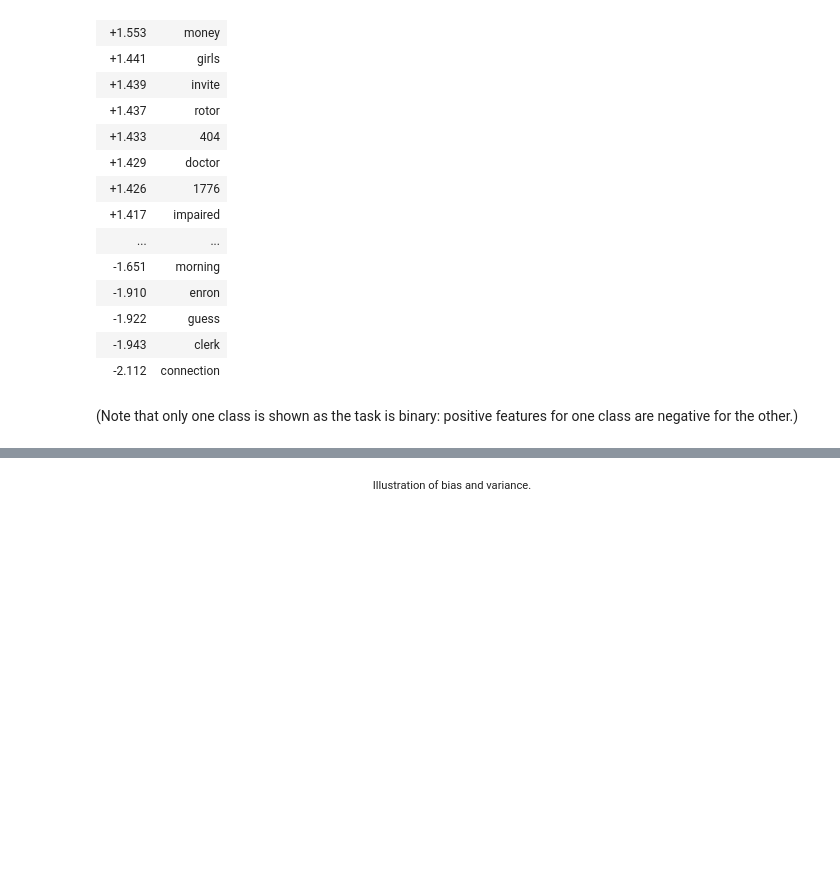
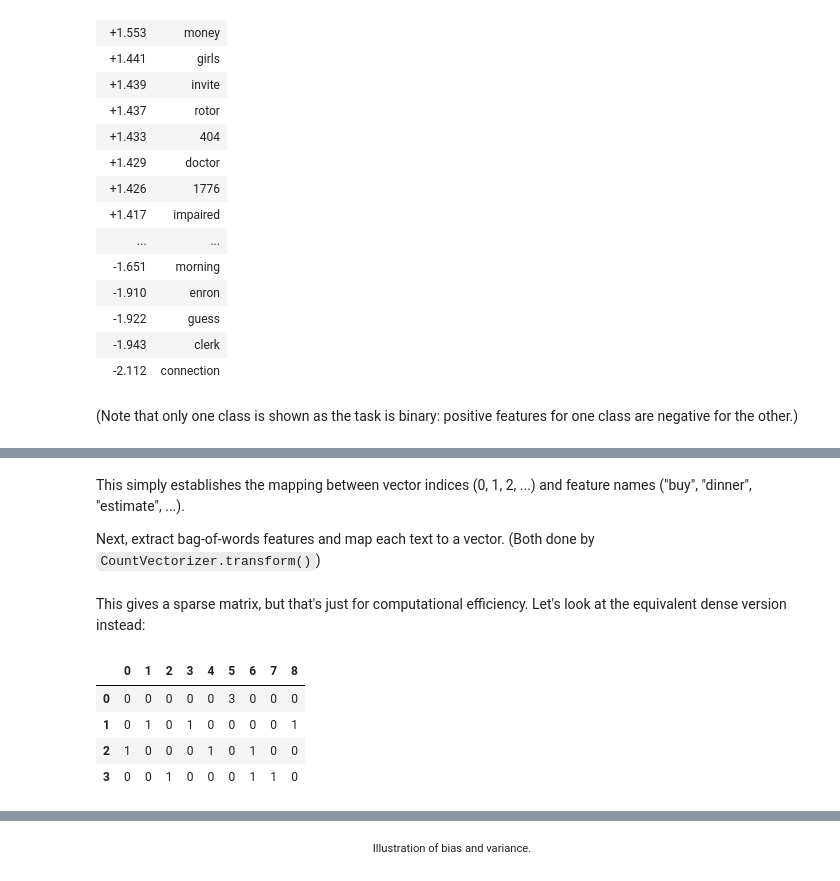
Before and after one commit to TurkuNLP/Text_Mining_Course, a Jupyter notebook: Classification.ipynb, the cells around one changed output, grey strips where cells are left out. Cells and saved outputs as stored; diff of their text form; code cells hidden in the pictures; blank space fills up the shorter version.

```diff
--- a/Classification.ipynb
+++ b/Classification.ipynb
@@ -485,0 +494,7 @@ y=spam top features
+# %%
+texts = [
+    "money money money",
+    "invitation to dinner",
+    "buy medications online",
+    "production estimate online",
+]
@@ -485,0 +526,15 @@ y=spam top features
+# %%
+from sklearn.feature_extraction.text import CountVectorizer
+from pandas import DataFrame    # DataFrame is just here to make output look nice
+
+
+def basic_tokenizer(txt):
+    return txt.split()
+
+
+vectorizer = CountVectorizer(tokenizer=basic_tokenizer)
+vectorizer.fit(texts)    # learn vocabulary, create index <-> string mapping
+
+feature_names = vectorizer.get_feature_names()
+
+DataFrame(feature_names)
@@ -485,0 +552,18 @@ y=spam top features
+# %% [markdown]
+This simply establishes the mapping between vector indices (0, 1, 2, ...) and feature names ("buy", "dinner", "estimate", ...).
+
+Next, extract bag-of-words features and map each text to a vector. (Both done by `CountVectorizer.transform()`)
+# %%
+X = vectorizer.transform(texts)
+# %% [markdown]
+This gives a sparse matrix, but that's just for computational efficiency. Let's look at the equivalent dense version instead:
+# %%
+dense_X = X.todense()
+
+DataFrame(dense_X)
+# %% [output]
+|  | 0 | 1 | 2 | 3 | 4 | 5 | 6 | 7 | 8 |
+| 0 | 0 | 0 | 0 | 0 | 0 | 3 | 0 | 0 | 0 |
+| 1 | 0 | 1 | 0 | 1 | 0 | 0 | 0 | 0 | 1 |
+| 2 | 1 | 0 | 0 | 0 | 1 | 0 | 1 | 0 | 0 |
+| 3 | 0 | 0 | 1 | 0 | 0 | 0 | 1 | 1 | 0 |
```
Also changed, not shown: parts of 65 cells of this notebook.
